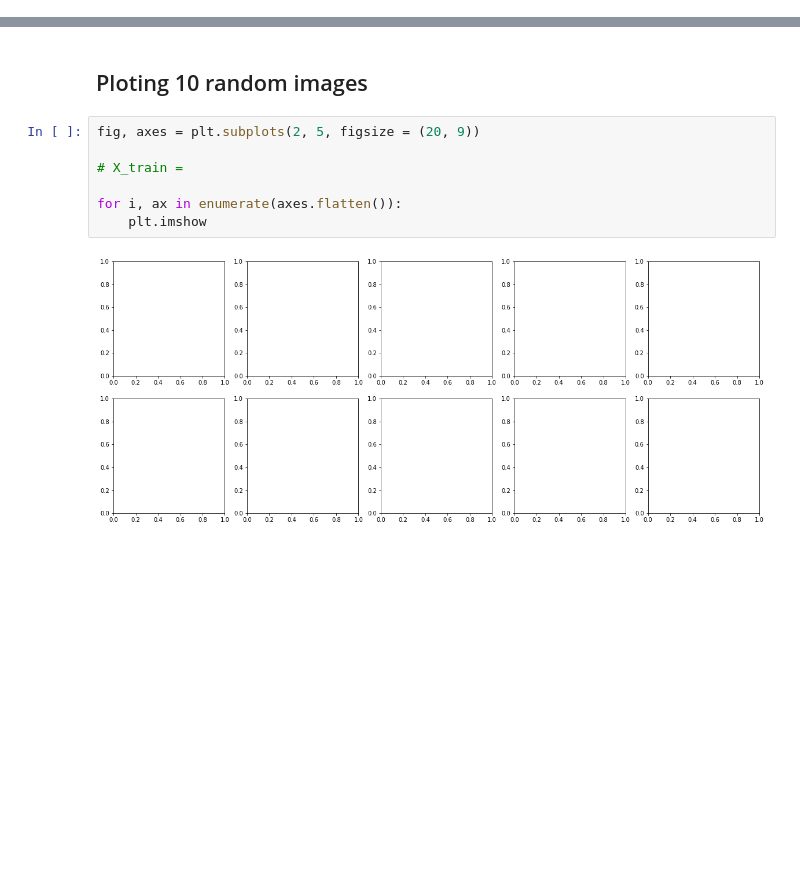
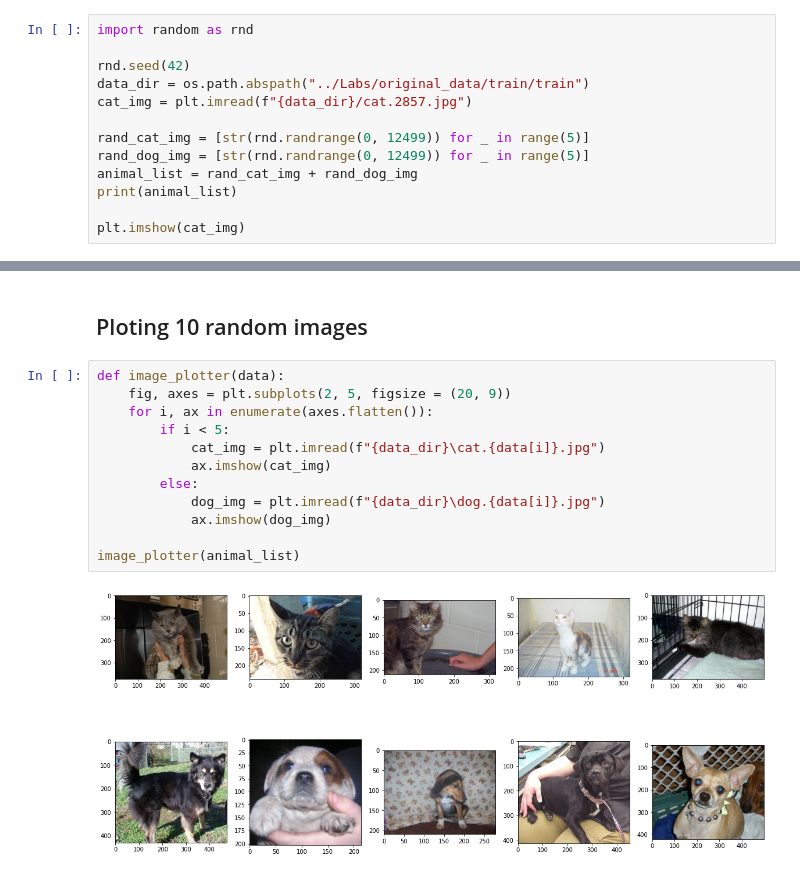
Before and after one commit to FabianAndersson17/Deep_learning_Fabian_Andersson, a Jupyter notebook: Labs/lab.ipynb, the cells around one changed output, grey strips where cells are left out. Cells and saved outputs as stored; diff of their text form; blank space fills up the shorter version.

Commit message:
Loaded in 10 images and plotted 5 cats and 5 dogs

```diff
--- a/Labs/lab.ipynb
+++ b/Labs/lab.ipynb
@@ -8,3 +8,16 @@ import seaborn as sns
 import numpy as np
 import matplotlib.pyplot as plt
 import os
+# %%
+import random as rnd
+
+rnd.seed(42)
+data_dir = os.path.abspath("../Labs/original_data/train/train")
+cat_img = plt.imread(f"{data_dir}/cat.2857.jpg")
+
+rand_cat_img = [str(rnd.randrange(0, 12499)) for _ in range(5)]
+rand_dog_img = [str(rnd.randrange(0, 12499)) for _ in range(5)]
+animal_list = rand_cat_img + rand_dog_img
+print(animal_list)
+
+plt.imshow(cat_img)
@@ -11,11 +28,16 @@ import os
 # %% [markdown]
 ## Ploting 10 random images
 # %%
-fig, axes = plt.subplots(2, 5, figsize = (20, 9))
+def image_plotter(data):
+    fig, axes = plt.subplots(2, 5, figsize = (20, 9))
+    for i, ax in enumerate(axes.flatten()):
+        if i < 5:
+            cat_img = plt.imread(f"{data_dir}\cat.{data[i]}.jpg")
+            ax.imshow(cat_img)
+        else:
+            dog_img = plt.imread(f"{data_dir}\dog.{data[i]}.jpg")
+            ax.imshow(dog_img)
 
-# X_train =
-
-for i, ax in enumerate(axes.flatten()):
-    plt.imshow
+image_plotter(animal_list)
 # %% [output]
-[figure, old version]
+[figure, new version]
```
Also changed, not shown: parts of 1 cell of this notebook.
